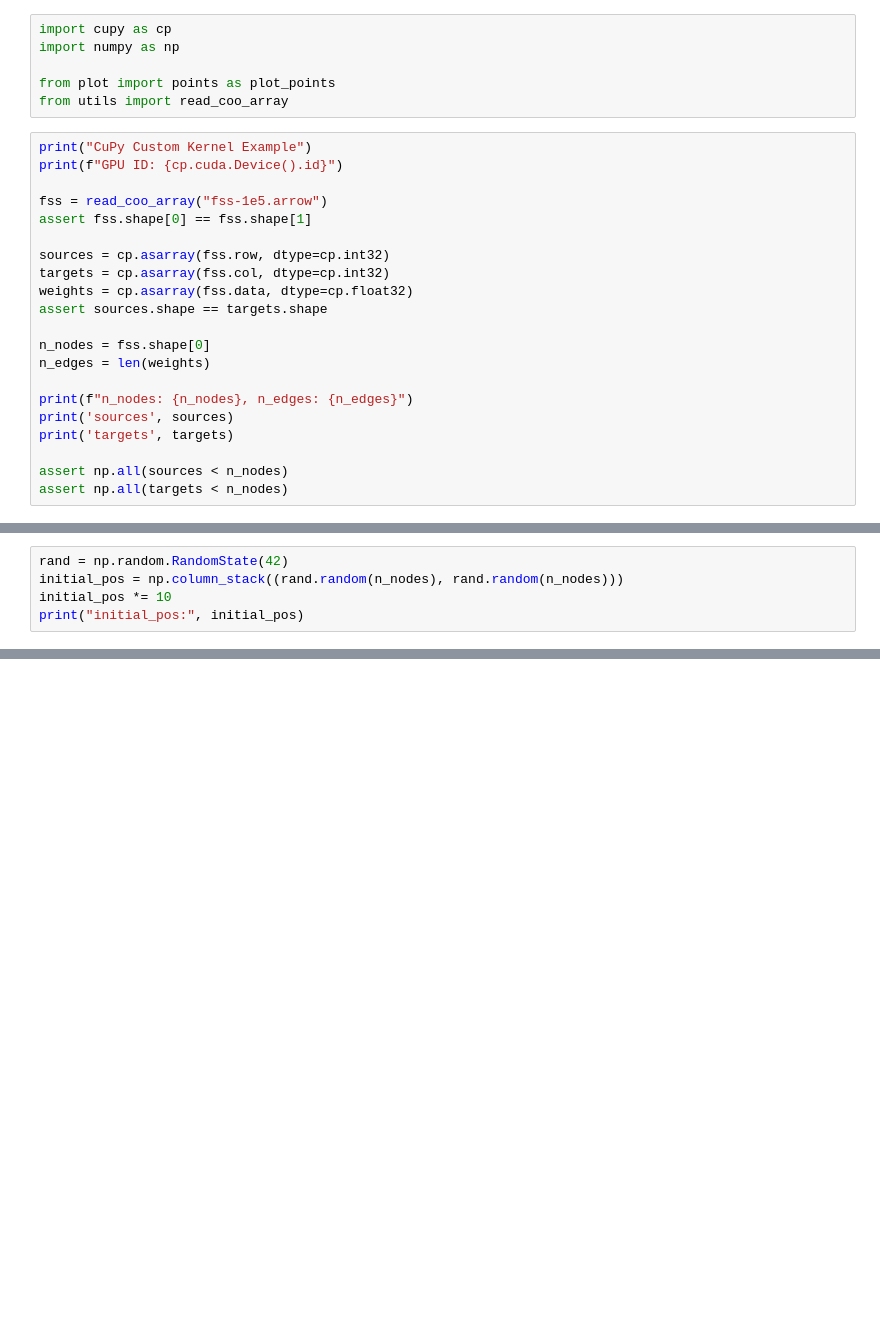
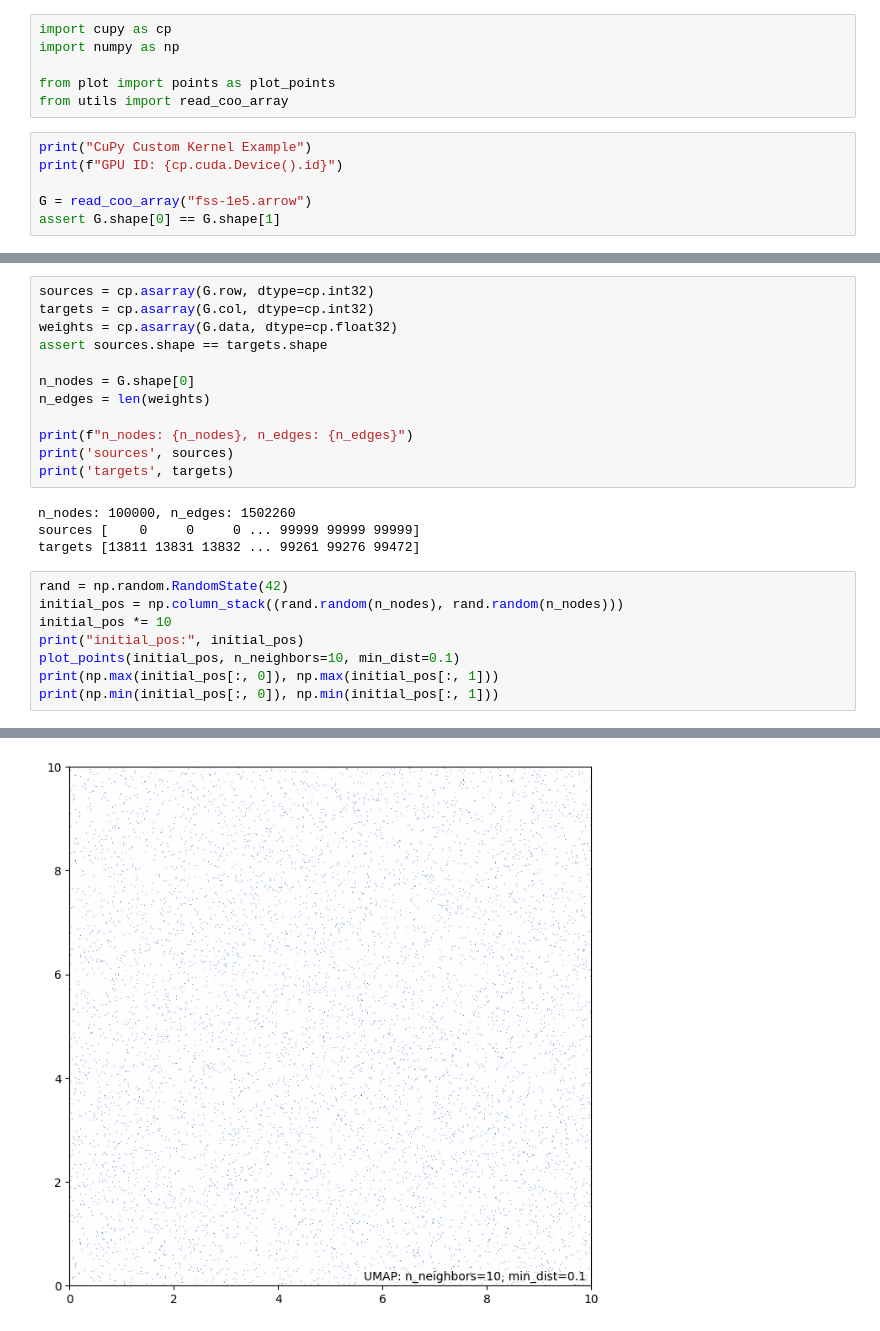
Before and after one commit to kshitijl/gpu-umap-experiments, a Jupyter notebook: Layout_CUDA.ipynb, the cells around one changed output, grey strips where cells are left out. Saved outputs shown, nothing was run; the diff lists cells and outputs as text; blank space fills up the shorter version.

```diff
--- a/Layout_CUDA.ipynb
+++ b/Layout_CUDA.ipynb
@@ -8,23 +8,8 @@ from utils import read_coo_array
 print("CuPy Custom Kernel Example")
 print(f"GPU ID: {cp.cuda.Device().id}")
 
-fss = read_coo_array("fss-1e5.arrow")
-assert fss.shape[0] == fss.shape[1]
-
-sources = cp.asarray(fss.row, dtype=cp.int32)
-targets = cp.asarray(fss.col, dtype=cp.int32)
-weights = cp.asarray(fss.data, dtype=cp.float32)
-assert sources.shape == targets.shape
-
-n_nodes = fss.shape[0]
-n_edges = len(weights)
-
-print(f"n_nodes: {n_nodes}, n_edges: {n_edges}")
-print('sources', sources)
-print('targets', targets)
-
-assert np.all(sources < n_nodes)
-assert np.all(targets < n_nodes)
+G = read_coo_array("fss-1e5.arrow")
+assert G.shape[0] == G.shape[1]
 # %% [output]
 CuPy Custom Kernel Example
 GPU ID: 0
@@ -34,8 +31,27 @@ targets [13811 13831 13832 ... 99261 99276 99472]
+# %%
+sources = cp.asarray(G.row, dtype=cp.int32)
+targets = cp.asarray(G.col, dtype=cp.int32)
+weights = cp.asarray(G.data, dtype=cp.float32)
+assert sources.shape == targets.shape
+
+n_nodes = G.shape[0]
+n_edges = len(weights)
+
+print(f"n_nodes: {n_nodes}, n_edges: {n_edges}")
+print('sources', sources)
+print('targets', targets)
+# %% [output]
+n_nodes: 100000, n_edges: 1502260
+sources [    0     0     0 ... 99999 99999 99999]
+targets [13811 13831 13832 ... 99261 99276 99472]
 # %%
 rand = np.random.RandomState(42)
 initial_pos = np.column_stack((rand.random(n_nodes), rand.random(n_nodes)))
 initial_pos *= 10
 print("initial_pos:", initial_pos)
+plot_points(initial_pos, n_neighbors=10, min_dist=0.1)
+print(np.max(initial_pos[:, 0]), np.max(initial_pos[:, 1]))
+print(np.min(initial_pos[:, 0]), np.min(initial_pos[:, 1]))
 # %% [output]
 initial_pos: [[3.74540119 5.80779043]
  [9.50714306 5.2697165 ]
@@ -46,0 +65 @@ initial_pos: [[3.74540119 5.80779043]
+[figure, added]
```
Also changed, not shown: parts of 6 cells of this notebook, 4 other files.
